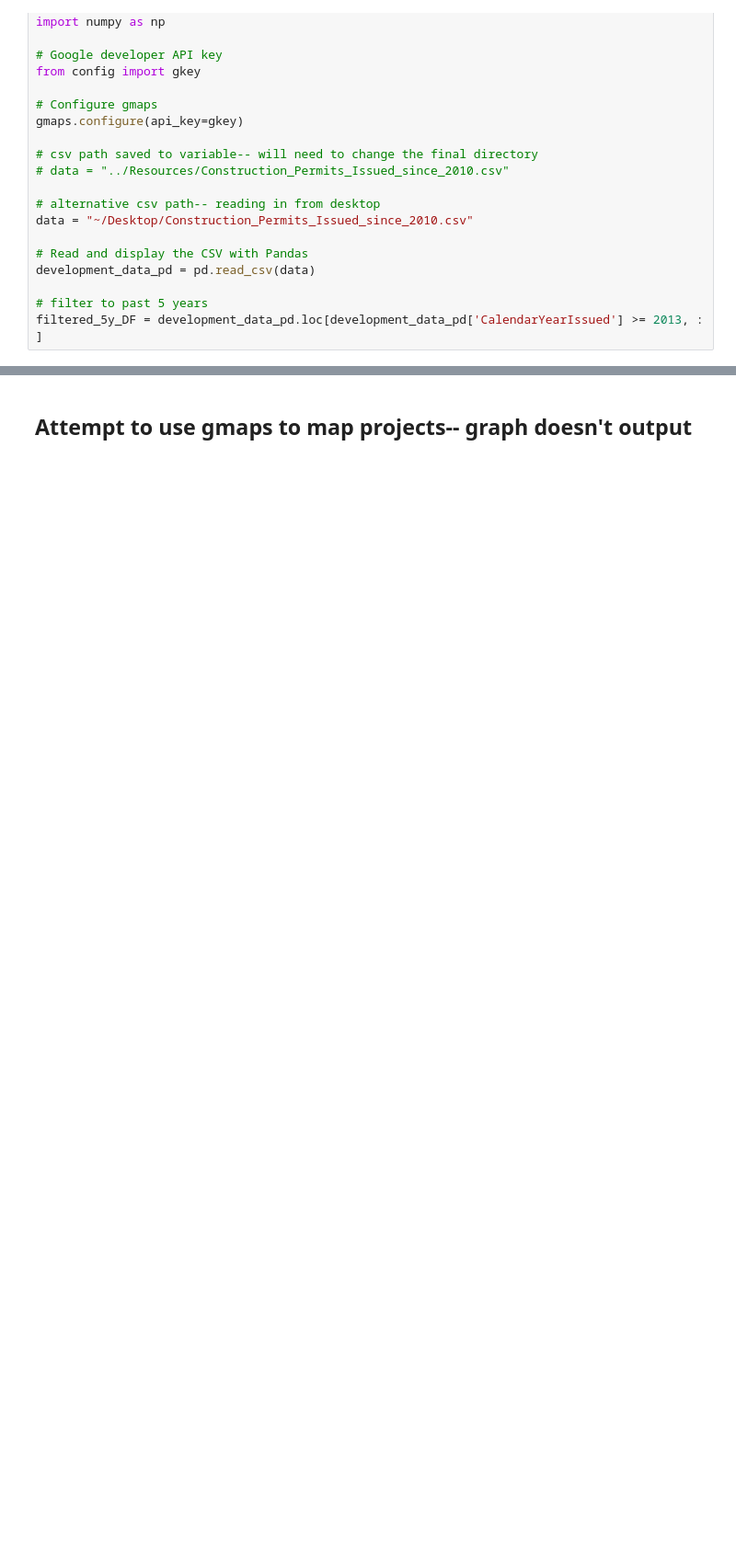
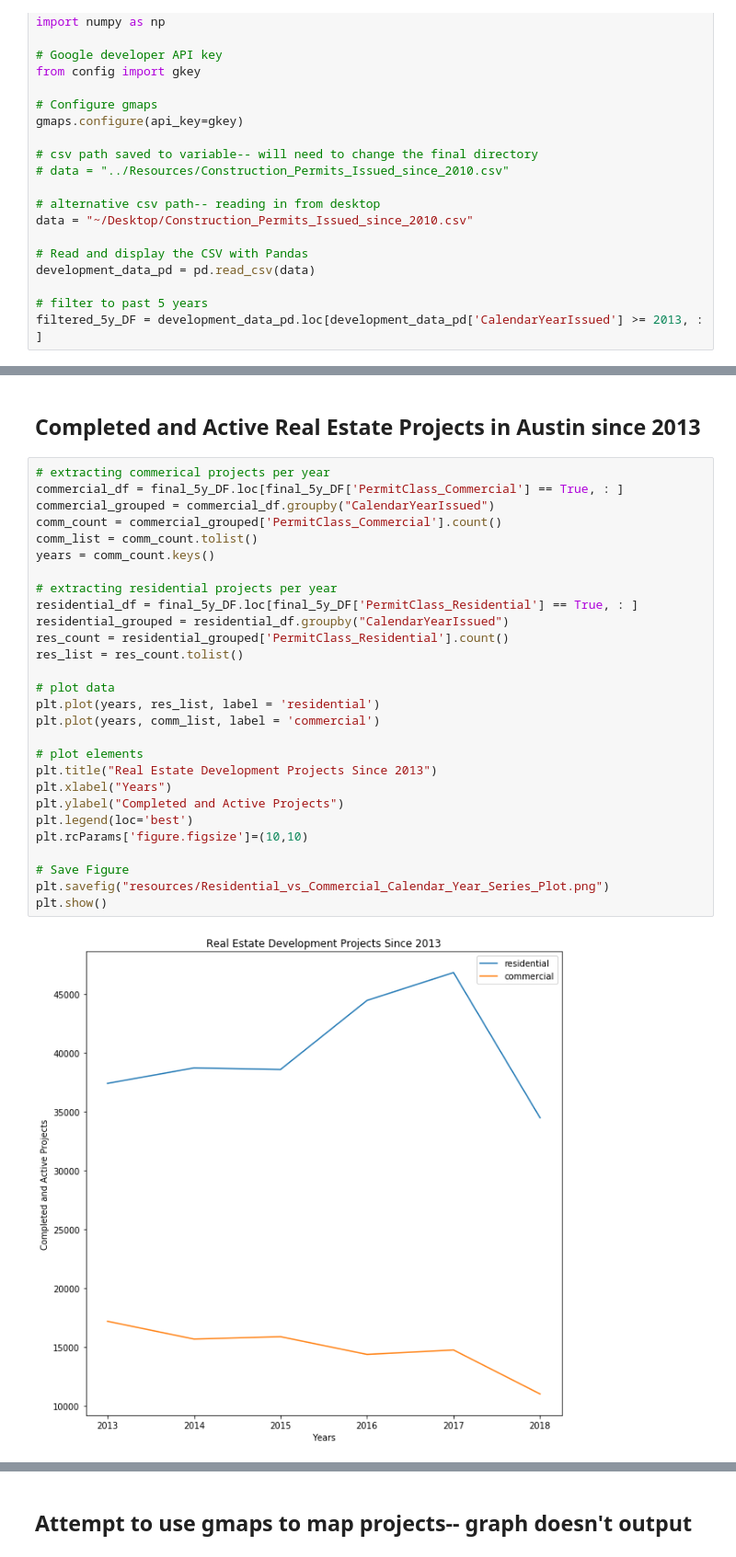
Before and after one commit to project1-group5/Project1-group5, a Jupyter notebook: group5_working_master.ipynb, the cells around one changed output, grey strips where cells are left out. Shown at 92% size. Saved outputs shown, nothing was run; the diff lists cells and outputs as text; blank space fills up the shorter version.

```diff
--- a/group5_working_master.ipynb
+++ b/group5_working_master.ipynb
@@ -99,0 +293,32 @@ See the caveats in the documentation: http://pandas.pydata.org/pandas-docs/stabl
+# %% [markdown]
+## Completed and Active Real Estate Projects in Austin since 2013
+# %%
+# extracting commerical projects per year
+commercial_df = final_5y_DF.loc[final_5y_DF['PermitClass_Commercial'] == True, : ]
+commercial_grouped = commercial_df.groupby("CalendarYearIssued")
+comm_count = commercial_grouped['PermitClass_Commercial'].count()
+comm_list = comm_count.tolist()
+years = comm_count.keys()
+
+# extracting residential projects per year
+residential_df = final_5y_DF.loc[final_5y_DF['PermitClass_Residential'] == True, : ]
+residential_grouped = residential_df.groupby("CalendarYearIssued")
+res_count = residential_grouped['PermitClass_Residential'].count()
+res_list = res_count.tolist()
+
+# plot data
+plt.plot(years, res_list, label = 'residential')
+plt.plot(years, comm_list, label = 'commercial')
+
+# plot elements
+plt.title("Real Estate Development Projects Since 2013")
+plt.xlabel("Years")
+plt.ylabel("Completed and Active Projects")
+plt.legend(loc='best')
+plt.rcParams['figure.figsize']=(10,10)
+
+# Save Figure
+plt.savefig("resources/Residential_vs_Commercial_Calendar_Year_Series_Plot.png")
+plt.show()
+# %% [output]
+[figure, added]
```
Also changed, not shown: parts of 19 cells of this notebook, 3 other files.
